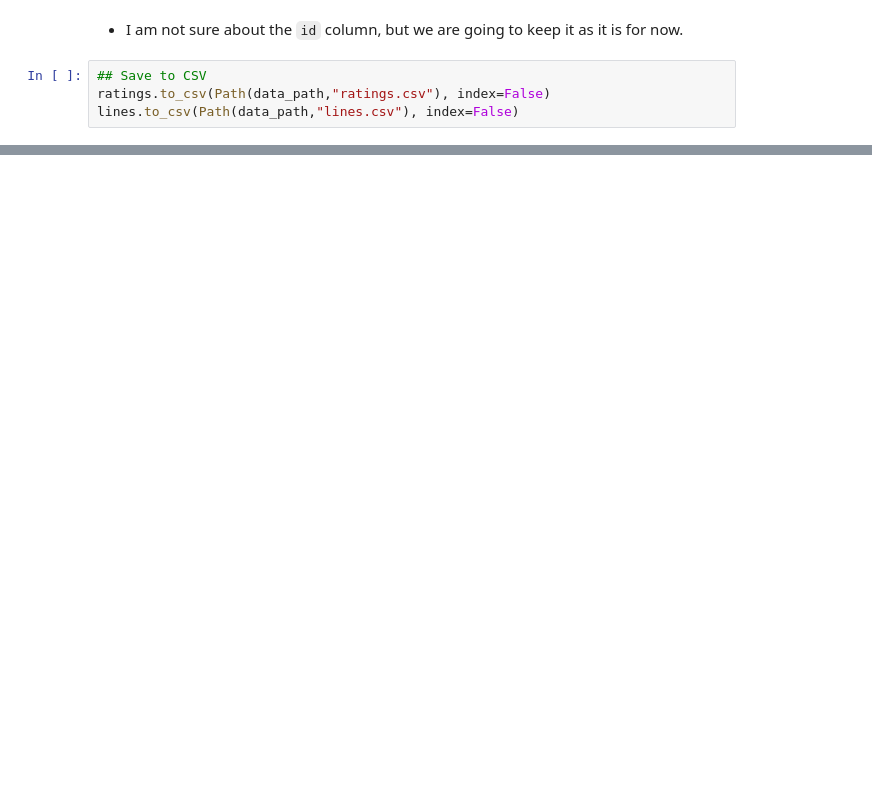
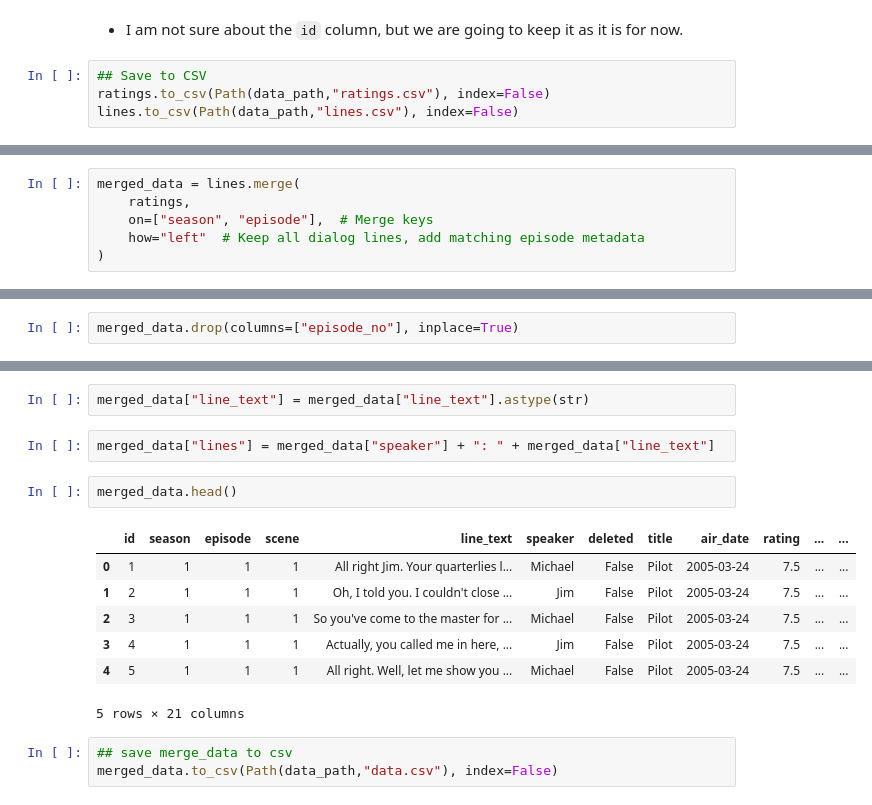
Before and after one commit to gaurangdave/DunderBot, a Jupyter notebook: notebooks/00_generate_data.ipynb, the cells around one changed output, grey strips where cells are left out. Saved outputs shown, nothing was run; the diff lists cells and outputs as text; blank space fills up the shorter version.

```diff
--- a/notebooks/00_generate_data.ipynb
+++ b/notebooks/00_generate_data.ipynb
@@ -103,0 +127,6 @@ lines.to_csv(Path(data_path,"lines.csv"), index=False)
+# %%
+merged_data = lines.merge(
+    ratings,
+    on=["season", "episode"],  # Merge keys
+    how="left"  # Keep all dialog lines, add matching episode metadata
+)
@@ -103,0 +149,2 @@ lines.to_csv(Path(data_path,"lines.csv"), index=False)
+# %%
+merged_data.drop(columns=["episode_no"], inplace=True)
@@ -103,0 +211,17 @@ lines.to_csv(Path(data_path,"lines.csv"), index=False)
+# %%
+merged_data["line_text"] = merged_data["line_text"].astype(str)
+# %%
+merged_data["lines"] = merged_data["speaker"] + ": " + merged_data["line_text"]
+# %%
+merged_data.head()
+# %% [output]
+|  | id | season | episode | scene | line_text | speaker | deleted | title | air_date | rating | ... | ... |
+| 0 | 1 | 1 | 1 | 1 | All right Jim. Your quarterlies l... | Michael | False | Pilot | 2005-03-24 | 7.5 | ... | ... |
+| 1 | 2 | 1 | 1 | 1 | Oh, I told you. I couldn't close ... | Jim | False | Pilot | 2005-03-24 | 7.5 | ... | ... |
+| 2 | 3 | 1 | 1 | 1 | So you've come to the master for ... | Michael | False | Pilot | 2005-03-24 | 7.5 | ... | ... |
+| 3 | 4 | 1 | 1 | 1 | Actually, you called me in here, ... | Jim | False | Pilot | 2005-03-24 | 7.5 | ... | ... |
+| 4 | 5 | 1 | 1 | 1 | All right. Well, let me show you ... | Michael | False | Pilot | 2005-03-24 | 7.5 | ... | ... |
+5 rows × 21 columns
+# %%
+## save merge_data to csv
+merged_data.to_csv(Path(data_path,"data.csv"), index=False)
```
Also changed, not shown: parts of 10 cells of this notebook, 1 other file.
